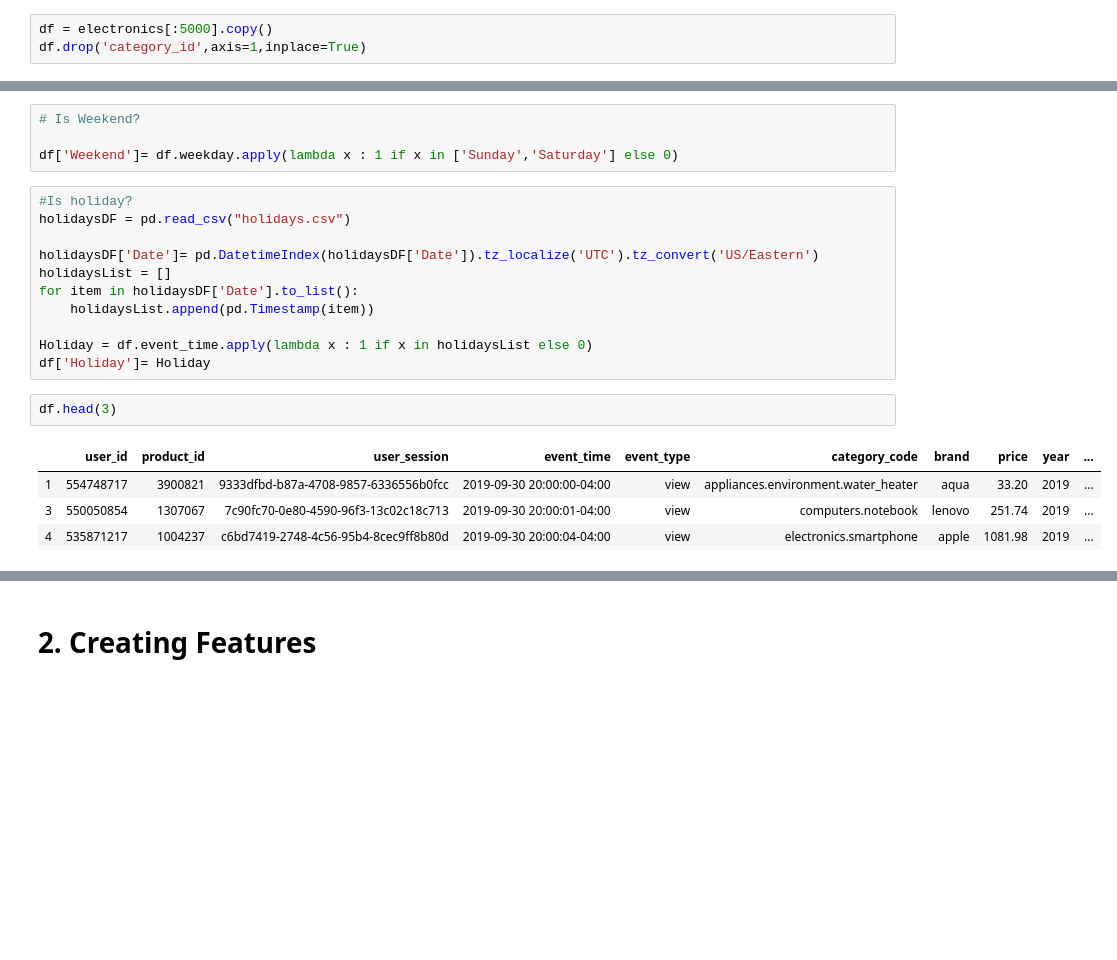
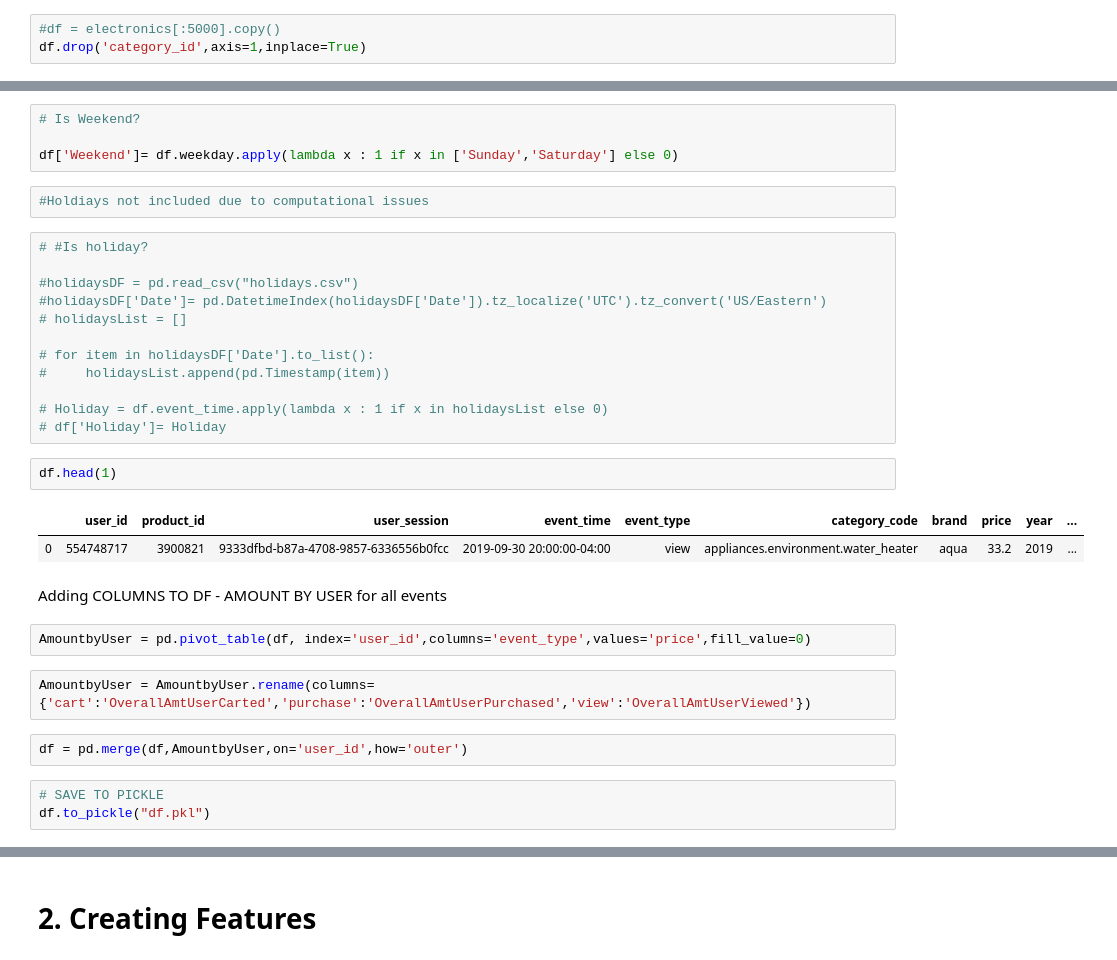
Before and after one commit to sohiniroych/Volvo-DataX, a Jupyter notebook: Comprehensive Feature Engineering.ipynb, the cells around one changed output, grey strips where cells are left out. Saved outputs shown, nothing was run; the diff lists cells and outputs as text; blank space fills up the shorter version.

Commit message:
Feature Ranking updated
Added XGBoosting to methods of FeatureRanking
Added faster functions like Join instead of Merge

```diff
--- a/Comprehensive Feature Engineering.ipynb
+++ b/Comprehensive Feature Engineering.ipynb
@@ -35,7 +53,7 @@ gc.collect()
 # %% [markdown]
 # 1. Processing data for appropriate Date-Time Values
 # %%
-df = electronics[:5000].copy()
+#df = electronics[:5000].copy()
 df.drop('category_id',axis=1,inplace=True)
 # %%
 df['event_time'] = pd.DatetimeIndex(df['event_time']).tz_convert('US/Eastern')
@@ -62,21 +80,33 @@ df['timeOfDay'] = df.hour.map(timeOfDay)
 # Is Weekend?
 
 df['Weekend']= df.weekday.apply(lambda x : 1 if x in ['Sunday','Saturday'] else 0)
+# %%
+#Holdiays not included due to computational issues
 # %%
-#Is holiday?
-holidaysDF = pd.read_csv("holidays.csv")
+# #Is holiday?
 
-holidaysDF['Date']= pd.DatetimeIndex(holidaysDF['Date']).tz_localize('UTC').tz_convert('US/Eastern')
-holidaysList = []
-for item in holidaysDF['Date'].to_list():
-    holidaysList.append(pd.Timestamp(item))
+#holidaysDF = pd.read_csv("holidays.csv")
+#holidaysDF['Date']= pd.DatetimeIndex(holidaysDF['Date']).tz_localize('UTC').tz_convert('US/Eastern')
+# holidaysList = []
 
-Holiday = df.event_time.apply(lambda x : 1 if x in holidaysList else 0)
-df['Holiday']= Holiday
+# for item in holidaysDF['Date'].to_list():
+#     holidaysList.append(pd.Timestamp(item))
+
+# Holiday = df.event_time.apply(lambda x : 1 if x in holidaysList else 0)
+# df['Holiday']= Holiday
 # %%
-df.head(3)
+df.head(1)
 # %% [output]
 |  | user_id | product_id | user_session | event_time | event_type | category_code | brand | price | year | ... |
-| 1 | 554748717 | 3900821 | 9333dfbd-b87a-4708-9857-6336556b0fcc | 2019-09-30 20:00:00-04:00 | view | appliances.environment.water_heater | aqua | 33.20 | 2019 | ... |
-| 3 | 550050854 | 1307067 | 7c90fc70-0e80-4590-96f3-13c02c18c713 | 2019-09-30 20:00:01-04:00 | view | computers.notebook | lenovo | 251.74 | 2019 | ... |
-| 4 | 535871217 | 1004237 | c6bd7419-2748-4c56-95b4-8cec9ff8b80d | 2019-09-30 20:00:04-04:00 | view | electronics.smartphone | apple | 1081.98 | 2019 | ... |
+| 0 | 554748717 | 3900821 | 9333dfbd-b87a-4708-9857-6336556b0fcc | 2019-09-30 20:00:00-04:00 | view | appliances.environment.water_heater | aqua | 33.2 | 2019 | ... |
+# %% [markdown]
+Adding COLUMNS TO DF -  AMOUNT BY USER for all events
+# %%
+AmountbyUser = pd.pivot_table(df, index='user_id',columns='event_type',values='price',fill_value=0)
+# %%
+AmountbyUser = AmountbyUser.rename(columns={'cart':'OverallAmtUserCarted','purchase':'OverallAmtUserPurchased','view':'OverallAmtUserViewed'})
+# %%
+df = pd.merge(df,AmountbyUser,on='user_id',how='outer')
+# %%
+# SAVE TO PICKLE
+df.to_pickle("df.pkl")
```
Also changed, not shown: parts of 122 cells of this notebook, 1 other file.
